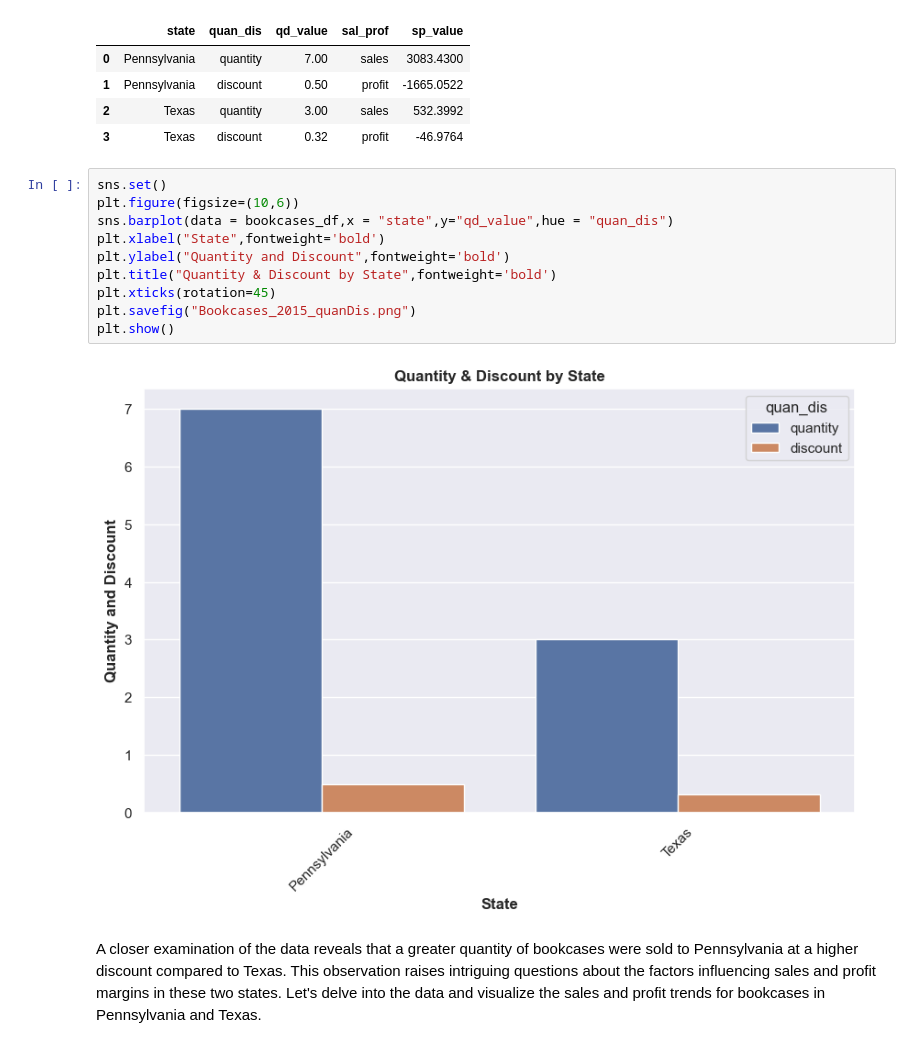
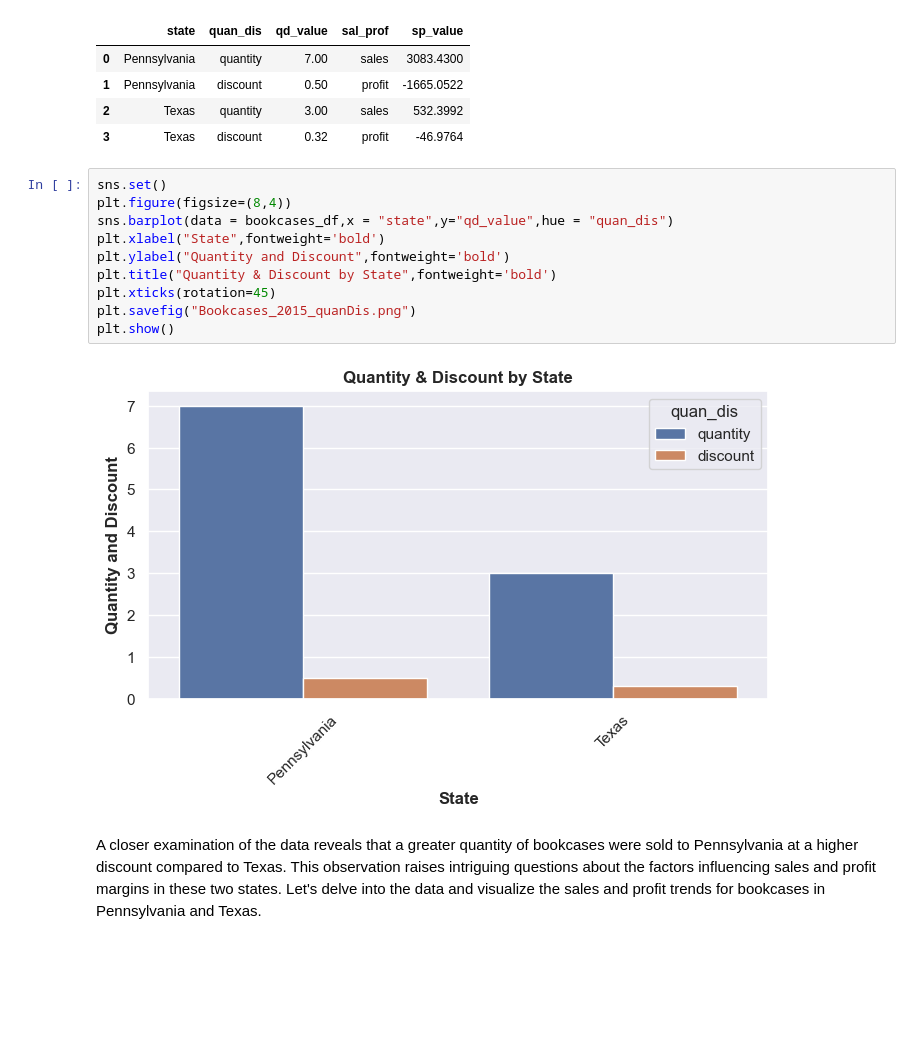
Before and after one commit to joedetDS/sample-store-analysis, a Jupyter notebook: sample_store_analysis.ipynb, the cells around one changed output. Saved outputs shown, nothing was run; the diff lists cells and outputs as text; blank space fills up the shorter version.

```diff
--- a/sample_store_analysis.ipynb
+++ b/sample_store_analysis.ipynb
@@ -404,16 +404,16 @@ bookcases_df
 | 3 | Texas | discount | 0.32 | profit | -46.9764 |
 # %%
 sns.set()
-plt.figure(figsize=(10,6))
+plt.figure(figsize=(8,4))
 sns.barplot(data = bookcases_df,x = "state",y="qd_value",hue = "quan_dis")
 plt.xlabel("State",fontweight='bold')
 plt.ylabel("Quantity and Discount",fontweight='bold')
 plt.title("Quantity & Discount by State",fontweight='bold')
 plt.xticks(rotation=45)
 plt.savefig("Bookcases_2015_quanDis.png")
 plt.show()
 # %% [output]
-[figure, old version]
+[figure, new version]
 # %% [markdown]
 A closer examination of the data reveals that a greater quantity of bookcases were sold to Pennsylvania at a higher discount compared to Texas. This observation raises intriguing questions about the factors influencing sales and profit margins in these two states. Let's delve into the data and visualize the sales and profit trends for bookcases in Pennsylvania and Texas.
 # %%
```
Also changed, not shown: parts of 12 cells of this notebook.
